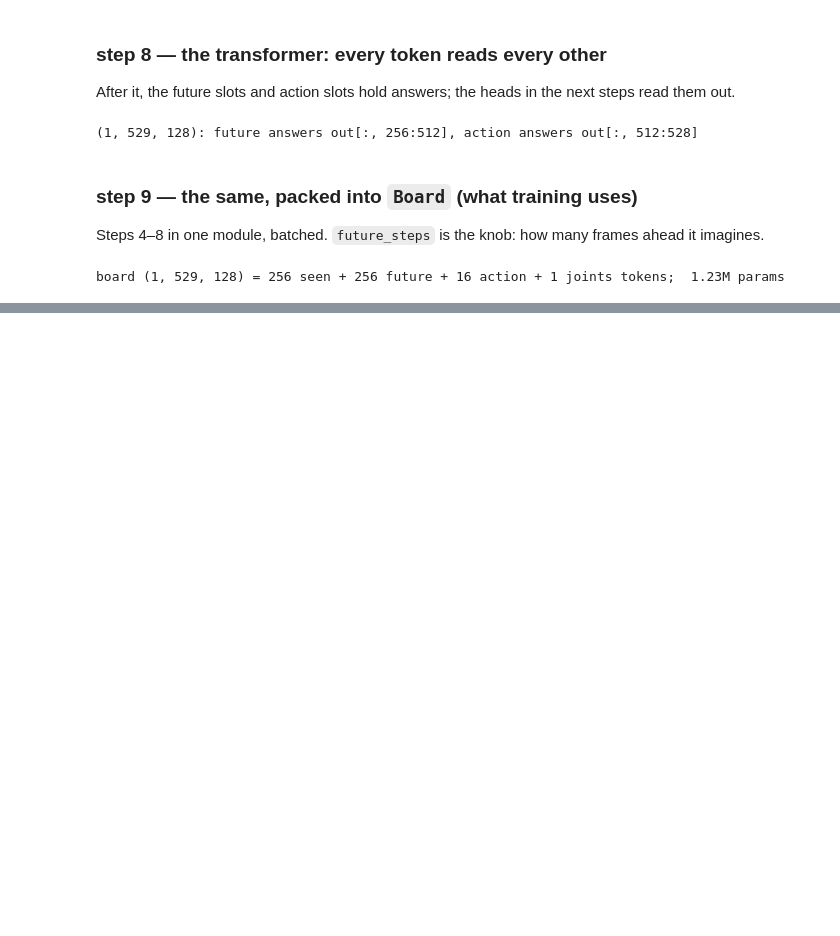
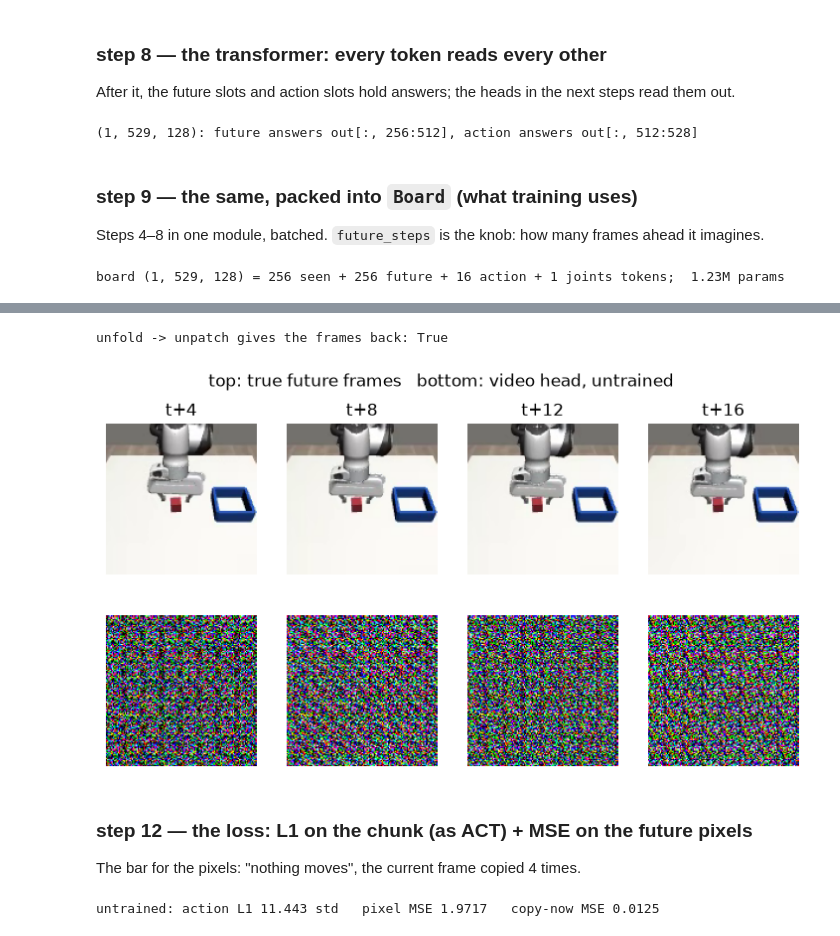
Before and after one commit to rgsk/dream-robot, a Jupyter notebook: rough/uva.ipynb, the cells around one changed output, grey strips where cells are left out. Saved outputs shown, nothing was run; the diff lists cells and outputs as text; code cells hidden in the pictures; blank space fills up the shorter version.

```diff
--- a/rough/uva.ipynb
+++ b/rough/uva.ipynb
@@ -263,0 +268,6 @@ board (1, 529, 128) = 256 seen + 256 future + 16 action + 1 joints tokens;  1.23
+# %%
+to_action = nn.Linear(D, 8).to(device)  # one action slot -> one action
+to_pixels = nn.Linear(D, 3 * 16 * 16).to(device)  # one future slot -> its patch, RGB
+acts: Tensor = to_action(out[:, 512:528])  # [1, 16, 8], the chunk
+pix: Tensor = to_pixels(out[:, 256:512])  # [1, 256, 768], 4 frames x 64 patches
+print(f'actions {tuple(acts.shape)}  pixels {tuple(pix.shape)}')
@@ -263,0 +280,56 @@ board (1, 529, 128) = 256 seen + 256 future + 16 action + 1 joints tokens;  1.23
+# %%
+import torch.nn.functional as F
+from einops import rearrange
+
+
+def unpatch(pix: Tensor) -> Tensor:
+    # [B, F*64, 768] -> [B, F, 3, 128, 128]: each slot's 768 numbers back to its 16 x 16 patch
+    return rearrange(pix, 'b (f h w) (c p q) -> b f c (h p) (w q)', h=GRID, w=GRID, c=3, p=16)
+
+
+truth = torch.tensor(top[future[t]]).to(device).float() / 255  # [4, 3, 128, 128], t+4 .. t+16
+cut = F.unfold(truth, 16, stride=16).transpose(1, 2).flatten(0, 1)[None]  # [1, 256, 768]
+print('unfold -> unpatch gives the frames back:', torch.equal(unpatch(cut)[0], truth))
+
+guess = unpatch(pix)[0].clamp(0, 1).detach().cpu().numpy()  # [4, 3, 128, 128]
+fig, axs = plt.subplots(2, 4, figsize=(9, 4.6))
+for i, name in enumerate(['t+4', 't+8', 't+12', 't+16']):
+    axs[0, i].imshow(np.transpose(top[future[t, i]], (1, 2, 0)))
+    axs[1, i].imshow(np.transpose(guess[i], (1, 2, 0)))
+    axs[0, i].set_title(name)
+for ax in axs.flat:
+    ax.axis('off')
+fig.suptitle('top: true future frames   bottom: video head, untrained')
+plt.show()
+# %% [output]
+unfold -> unpatch gives the frames back: True
+[figure, added]
+# %% [markdown]
+### step 12 — the loss: L1 on the chunk (as ACT) + MSE on the future pixels
+
+The bar for the pixels: "nothing moves", the current frame copied 4 times.
+# %%
+a_std = torch.tensor(action[~is_val].std(0), device=device)  # [8], train demos only, as act step 4
+real = chunk == np.arange(len(episode))[:, None] + np.arange(
+    16
+)  # [N, 16], False past the demo's end
+
+
+def uva_loss(acts: Tensor, pix: Tensor, rows: NDArray[np.int64]) -> tuple[Tensor, Tensor]:
+    # acts: [B, 16, 8] radians;  pix: [B, 4*64, 768];  rows: [B], which dataset rows
+    # out: action L1 in std units over real steps (act step 7), pixel MSE over the 4 future frames
+    want = torch.tensor(action[chunk[rows]], device=device)  # [B, 16, 8]
+    keep = torch.tensor(real[rows], device=device)[..., None].float()  # [B, 16, 1]
+    act_l1 = (((acts - want) / a_std).abs() * keep).sum() / (keep.sum() * 8)
+    frames = torch.tensor(top[future[rows]], device=device).float() / 255  # [B, 4, 3, 128, 128]
+    return act_l1, F.mse_loss(unpatch(pix), frames)
+
+
+act_l1, pix_mse = uva_loss(acts, pix, np.array([t]))
+now = torch.tensor(top[t], device=device).float() / 255  # [3, 128, 128]
+copy_mse = F.mse_loss(now.expand_as(truth), truth)  # "nothing moves"
+print(
+    f'untrained: action L1 {act_l1:.3f} std   pixel MSE {pix_mse:.4f}   copy-now MSE {copy_mse:.4f}'
+)
+# %% [output]
+untrained: action L1 11.443 std   pixel MSE 1.9717   copy-now MSE 0.0125
```
Also changed, not shown: parts of 29 cells of this notebook, 2 other files.
